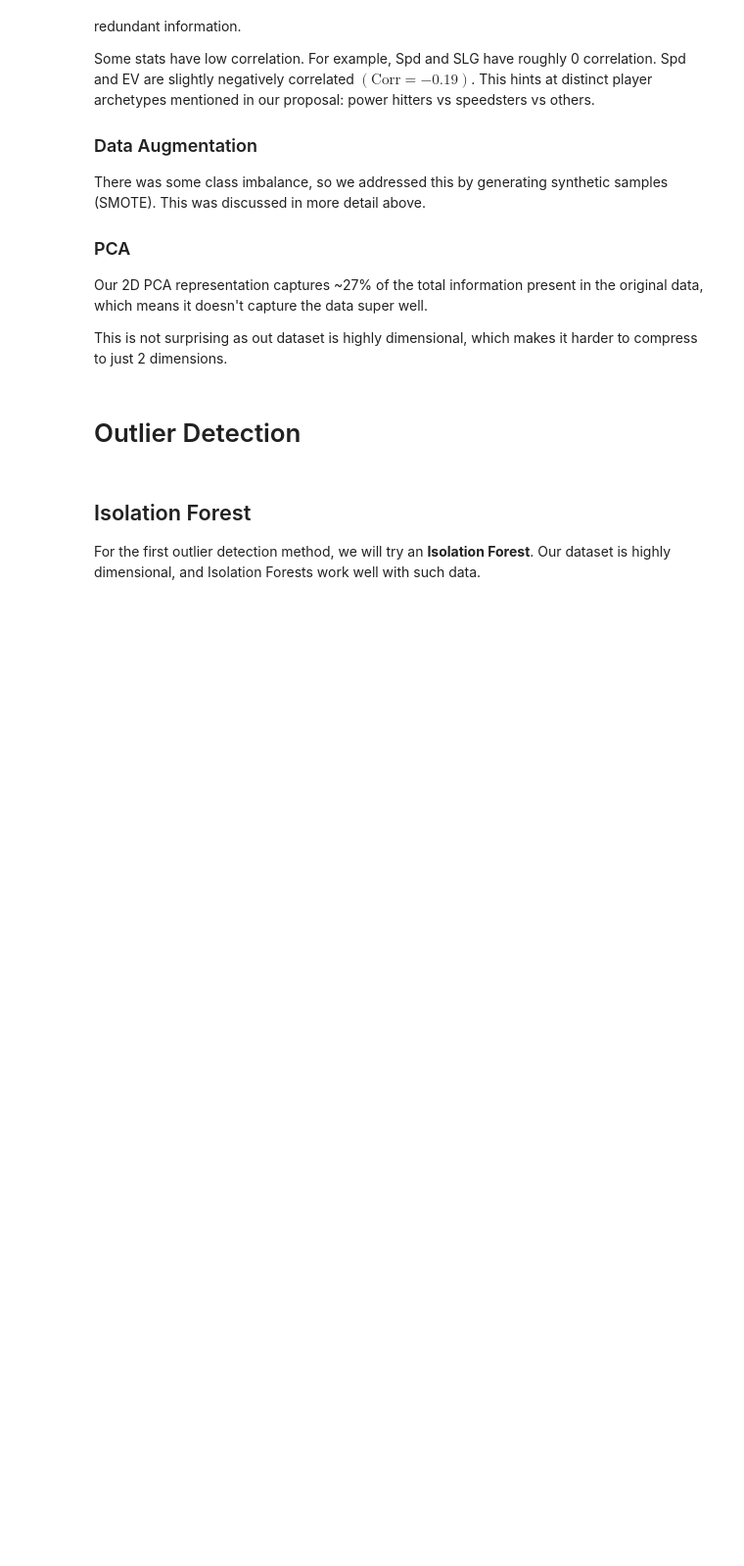
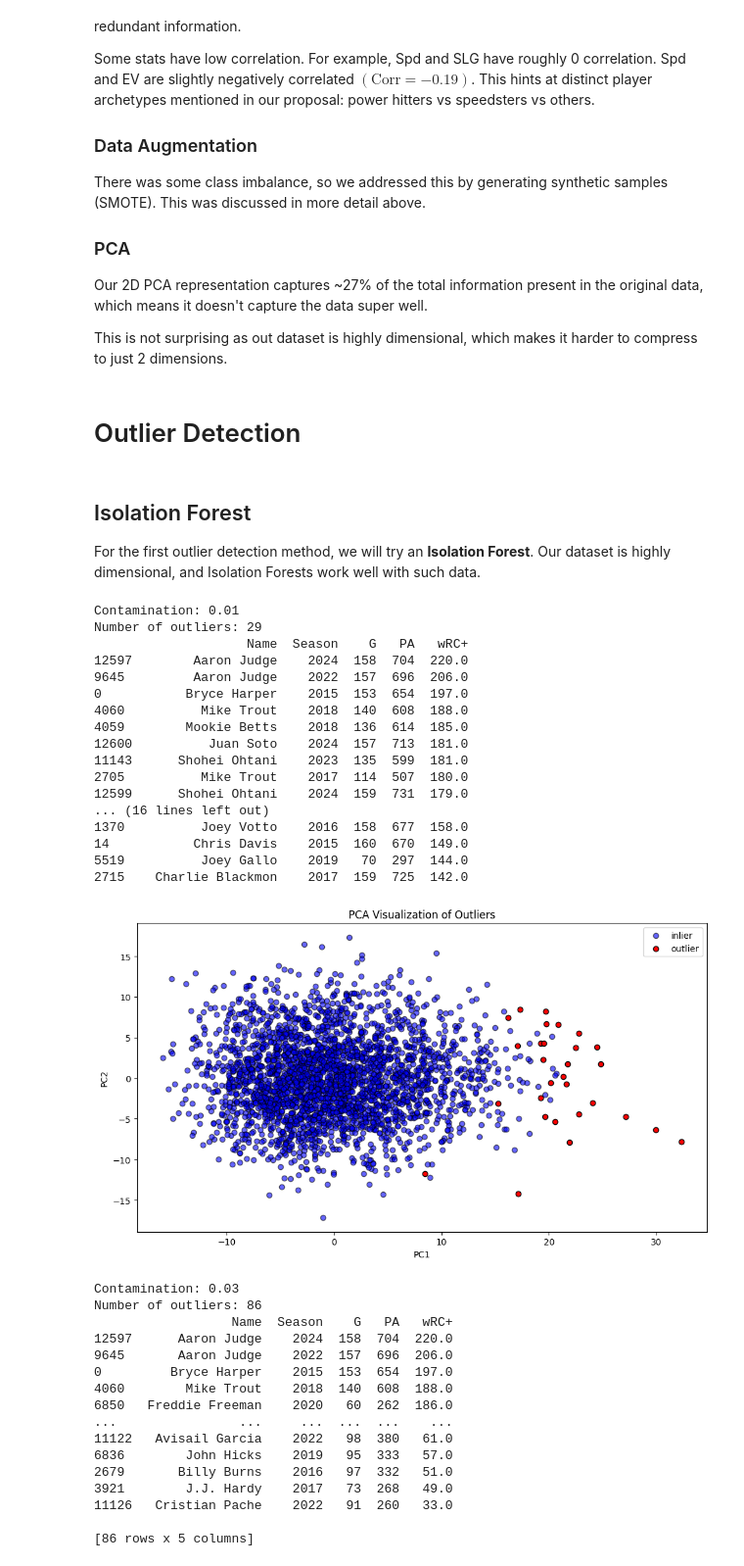
Before and after one commit to ichiro-wang/mlb-batting-analysis, a Jupyter notebook: notebooks/analysis.ipynb, the cells around one changed output. Shown at 98% size. Saved outputs shown, nothing was run; the diff lists cells and outputs as text; code cells hidden in the pictures; blank space fills up the shorter version.

```diff
--- a/notebooks/analysis.ipynb
+++ b/notebooks/analysis.ipynb
@@ -282,7 +279,7 @@ We handle missing values by removing or imputing.
 Before we mess with any columns or values, we will save some data such as `Name` for reference when we do outlier detection. This will allow us to identify who the outliers are when we do outlier detection later on.
 # %%
 # saving some data for future reference, not for modelling
-reference_data = data[["Name", "Season", "Team", "wRC+"]]
+reference_data = data[["Name", "Season", "G", "PA", "wRC+"]]
 reference_data.to_csv("../data/processed/batting_2015_2024_reference.csv", index=False)
 # %% [markdown]
 ### Removing Values
@@ -416,3 +413,51 @@ This is not surprising as out dataset is highly dimensional, which makes it hard
 ## Isolation Forest
 
 For the first outlier detection method, we will try an **Isolation Forest**. Our dataset is highly dimensional, and Isolation Forests work well with such data.
+# %%
+X = data.drop(columns=["Performance Tier"])
+
+# contaminations = ["auto"]
+contaminations = [0.01, 0.03, 0.05, 0.07, 0.10]
+
+for contamination in contaminations:
+    print(f"\nContamination: {contamination}")
+    iso_forest, y_pred = od.detect_outliers_isolation_forest(X, contamination)
+    outliers_data = reference_data[y_pred == -1]
+    print(f"Number of outliers: {len(outliers_data)}")
+    print(outliers_data.sort_values(by="wRC+", ascending=False))
+    vis.plot_outliers(pca_result, y_pred)
+# %% [output]
+Contamination: 0.01
+Number of outliers: 29
+                    Name  Season    G   PA   wRC+
+12597        Aaron Judge    2024  158  704  220.0
+9645         Aaron Judge    2022  157  696  206.0
+0           Bryce Harper    2015  153  654  197.0
+4060          Mike Trout    2018  140  608  188.0
+4059        Mookie Betts    2018  136  614  185.0
+12600          Juan Soto    2024  157  713  181.0
+11143      Shohei Ohtani    2023  135  599  181.0
+2705          Mike Trout    2017  114  507  180.0
+12599      Shohei Ohtani    2024  159  731  179.0
+... (16 lines left out)
+1370          Joey Votto    2016  158  677  158.0
+14           Chris Davis    2015  160  670  149.0
+5519          Joey Gallo    2019   70  297  144.0
+2715    Charlie Blackmon    2017  159  725  142.0
+[figure, added]
+Contamination: 0.03
+Number of outliers: 86
+                  Name  Season    G   PA   wRC+
+12597      Aaron Judge    2024  158  704  220.0
+9645       Aaron Judge    2022  157  696  206.0
+0         Bryce Harper    2015  153  654  197.0
+4060        Mike Trout    2018  140  608  188.0
+6850   Freddie Freeman    2020   60  262  186.0
+...                ...     ...  ...  ...    ...
+11122   Avisail Garcia    2022   98  380   61.0
+6836        John Hicks    2019   95  333   57.0
+2679       Billy Burns    2016   97  332   51.0
+3921        J.J. Hardy    2017   73  268   49.0
+11126   Cristian Pache    2022   91  260   33.0
+
+[86 rows x 5 columns]
```
Also changed, not shown: parts of 3 cells of this notebook, 5 other files.
